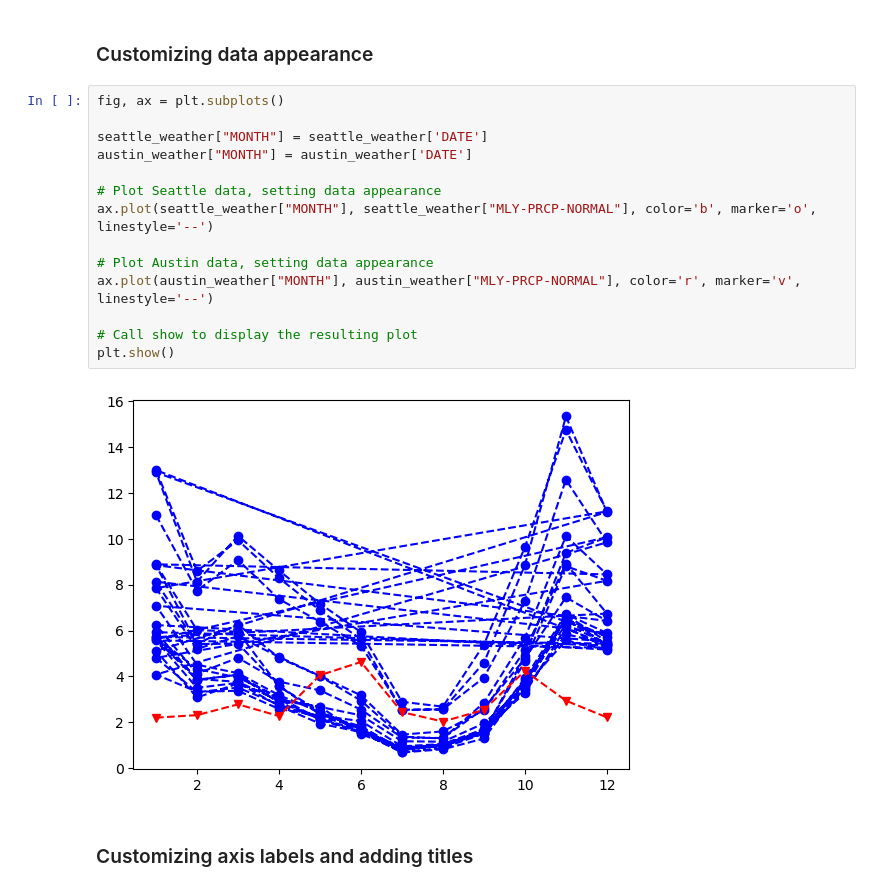
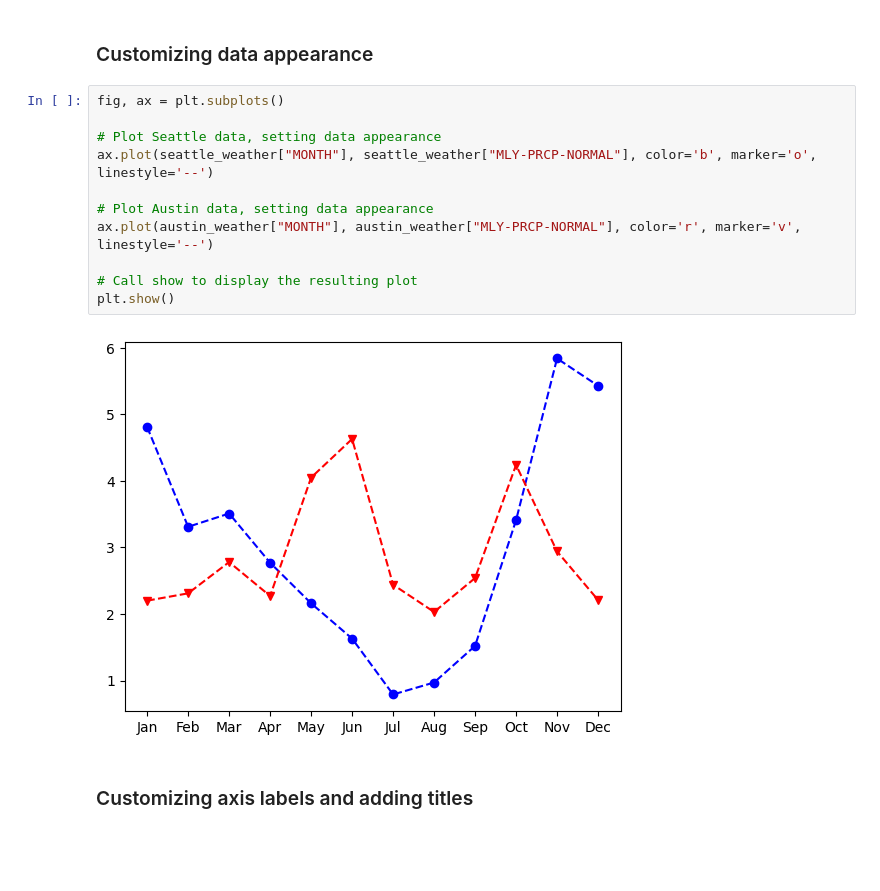
Before and after one commit to israeliano/DataCamp-Data-Scientist-with-Python, a Jupyter notebook: 08_Introduction to Data Visualization with Matplotlib/notebooks/01_Introduction to Matplotlib.ipynb, the cells around one changed output. Saved outputs shown, nothing was run; the diff lists cells and outputs as text; blank space fills up the shorter version.

```diff
--- a/08_Introduction to Data Visualization with Matplotlib/notebooks/01_Introduction to Matplotlib.ipynb
+++ b/08_Introduction to Data Visualization with Matplotlib/notebooks/01_Introduction to Matplotlib.ipynb
@@ -60,20 +60,17 @@ plt.show()
 ### Customizing data appearance
 # %%
 fig, ax = plt.subplots()
-
-seattle_weather["MONTH"] = seattle_weather['DATE']
-austin_weather["MONTH"] = austin_weather['DATE']
 
 # Plot Seattle data, setting data appearance
 ax.plot(seattle_weather["MONTH"], seattle_weather["MLY-PRCP-NORMAL"], color='b', marker='o', linestyle='--')
 
 # Plot Austin data, setting data appearance
 ax.plot(austin_weather["MONTH"], austin_weather["MLY-PRCP-NORMAL"], color='r', marker='v', linestyle='--')
 
 # Call show to display the resulting plot
 plt.show()
 # %% [output]
-[figure, old version]
+[figure, new version]
 # %% [markdown]
 ### Customizing axis labels and adding titles
 # %%
```
Also changed, not shown: parts of 7 cells of this notebook, 7 other files.
